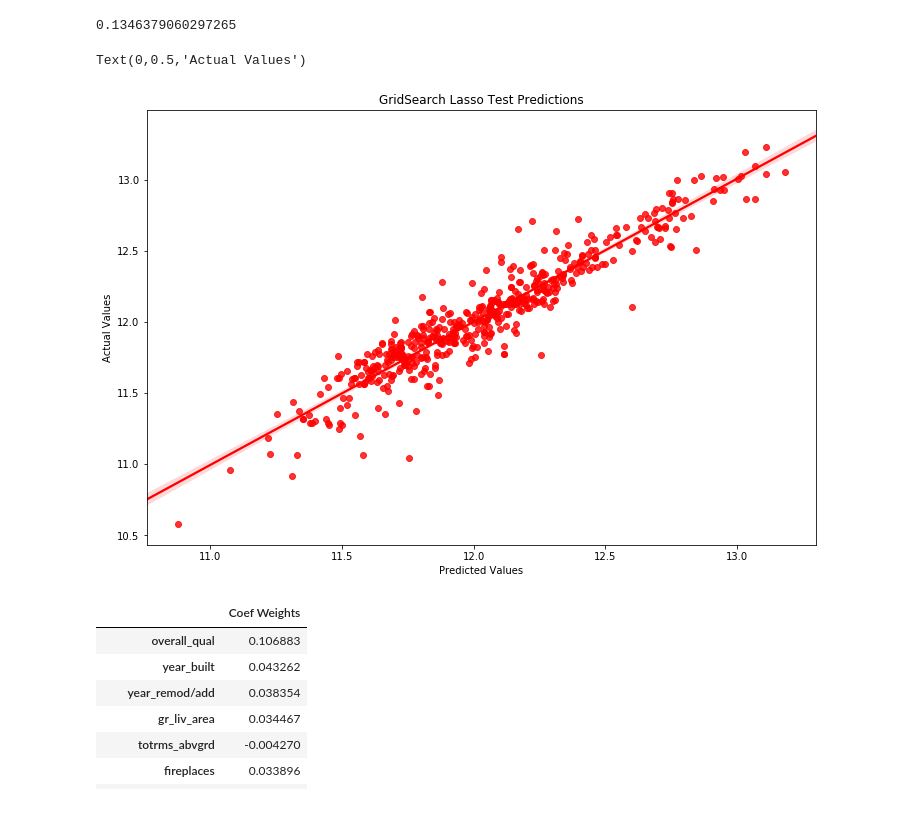
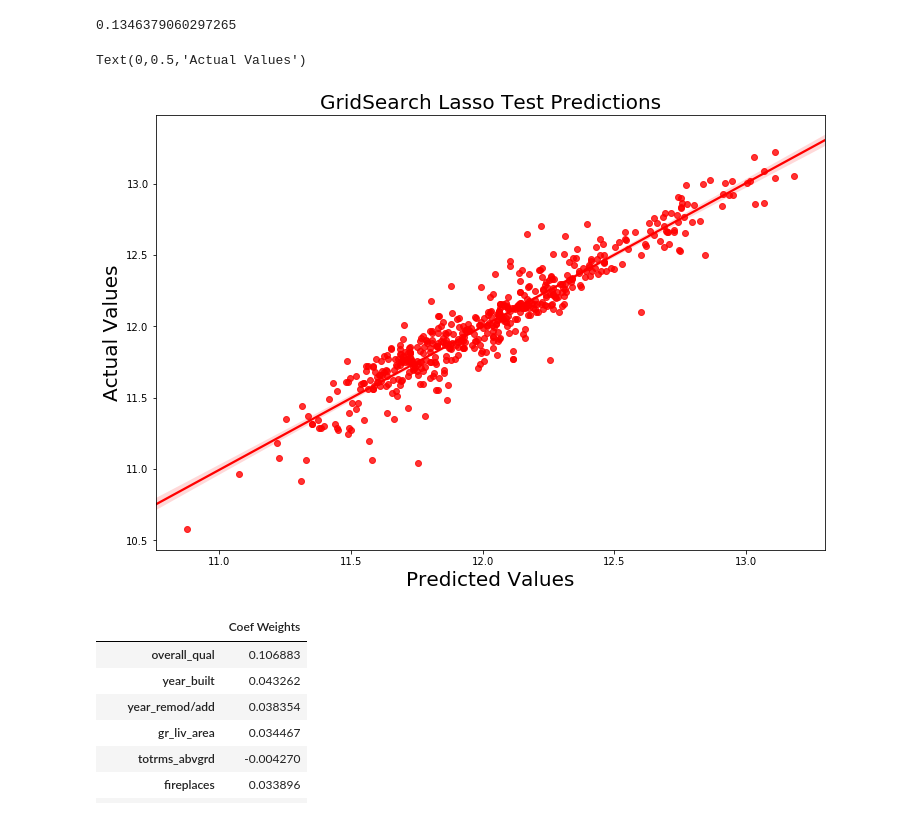
Before and after one commit to jamesdrabinsky/ames_housing_prices, a Jupyter notebook: Notebook 3 - Modeling.ipynb, the cells around one changed output. Saved outputs shown, nothing was run; the diff lists cells and outputs as text; code cells hidden in the pictures.

```diff
--- a/Notebook 3 - Modeling.ipynb
+++ b/Notebook 3 - Modeling.ipynb
@@ -89,9 +91,9 @@ y_train.mean()
 # %% [output]
 12.021720682743458
 # %%
-linear_params = {}
-gs_linear = GridSearchCV(pipe_linear, linear_params)
-gs_linear.fit(X_train, y_train)
+params = {}
+gs_linreg = GridSearchCV(pipe_linear, params)
+gs_linreg.fit(X_train, y_train)
 # %% [output]
 GridSearchCV(cv=None, error_score='raise',
        estimator=Pipeline(memory=None,
@@ -162,12 +225,12 @@ gs_lasso_prediction_test = gs_lasso.predict(X_test)
 # %%
 plt.figure(figsize=(12,8))
 sns.regplot(gs_lasso_prediction_test, y_test, color='red')
-plt.title("GridSearch Lasso Test Predictions")
-plt.xlabel("Predicted Values")
-plt.ylabel("Actual Values")
+plt.title("GridSearch Lasso Test Predictions", fontsize=20)
+plt.xlabel("Predicted Values", fontsize=20)
+plt.ylabel("Actual Values", fontsize=20)
 # %% [output]
 Text(0,0.5,'Actual Values')
-[figure, old version]
+[figure, new version]
 # %%
 columns = train_df.columns
 columns = columns[gs_lasso.best_estimator_.named_steps['var_thresh'].get_support()]
```
Also changed, not shown: parts of 34 cells of this notebook, 4 other files.
